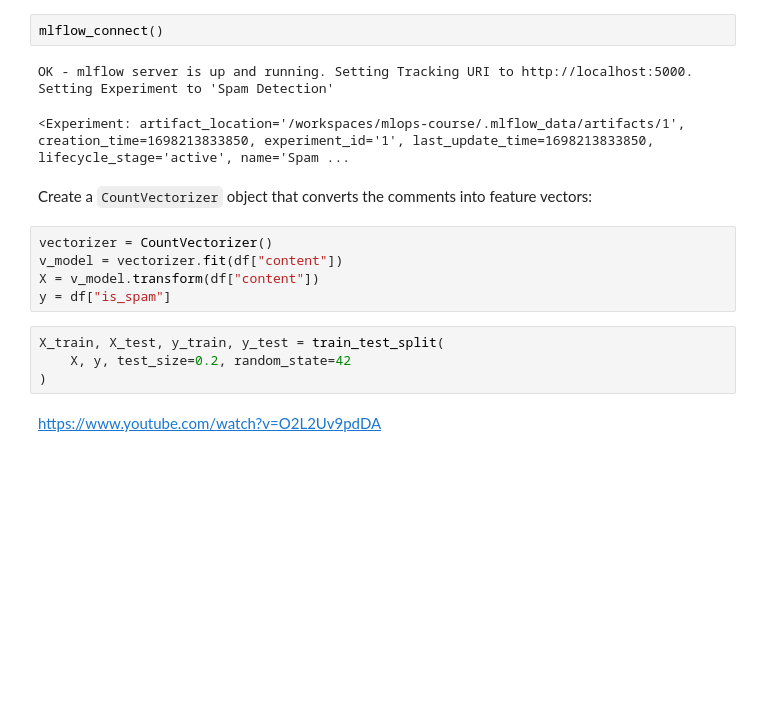
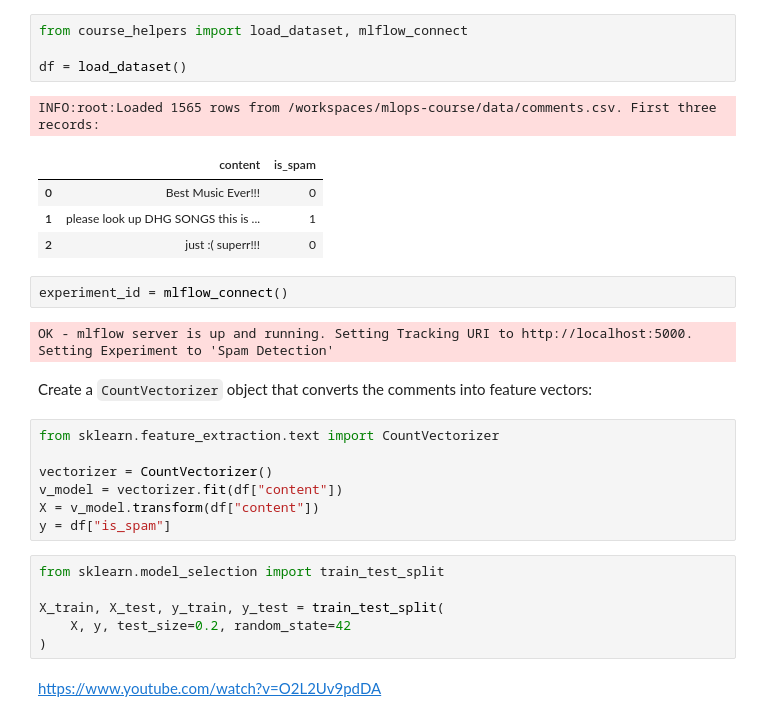
Before and after one commit to ezmldev/mlops-course, a Jupyter notebook: modeling/find_best_model.ipynb, the cells around one changed output. Saved outputs shown, nothing was run; the diff lists cells and outputs as text; blank space fills up the shorter version.

```diff
--- a/modeling/find_best_model.ipynb
+++ b/modeling/find_best_model.ipynb
@@ -22,16 +1,29 @@ First ten rows of the dataframe `df`:
-# %%
-mlflow_connect()
-# %% [output]
-OK - mlflow server is up and running. Setting Tracking URI to http://localhost:5000. Setting Experiment to 'Spam Detection'
-<Experiment: artifact_location='/workspaces/mlops-course/.mlflow_data/artifacts/1', creation_time=1698213833850, experiment_id='1', last_update_time=1698213833850, lifecycle_stage='active', name='Spam ...
+# %%
+from course_helpers import load_dataset, mlflow_connect
+
+df = load_dataset()
+# %% [output]
+INFO:root:Loaded 1565 rows from /workspaces/mlops-course/data/comments.csv. First three records:
+|  | content | is_spam |
+| 0 | Best Music Ever!!! | 0 |
+| 1 | please look up DHG SONGS this is ... | 1 |
+| 2 | just :( superr!!! | 0 |
+# %%
+experiment_id = mlflow_connect()
+# %% [output]
+OK - mlflow server is up and running. Setting Tracking URI to http://localhost:5000. Setting Experiment to 'Spam Detection'
 # %% [markdown]
 Create a `CountVectorizer` object that converts the comments into feature vectors:
 # %%
+from sklearn.feature_extraction.text import CountVectorizer
+
 vectorizer = CountVectorizer()
 v_model = vectorizer.fit(df["content"])
 X = v_model.transform(df["content"])
 y = df["is_spam"]
 # %%
+from sklearn.model_selection import train_test_split
+
 X_train, X_test, y_train, y_test = train_test_split(
     X, y, test_size=0.2, random_state=42
 )
```
Also changed, not shown: parts of 7 cells of this notebook, 9 other files.
